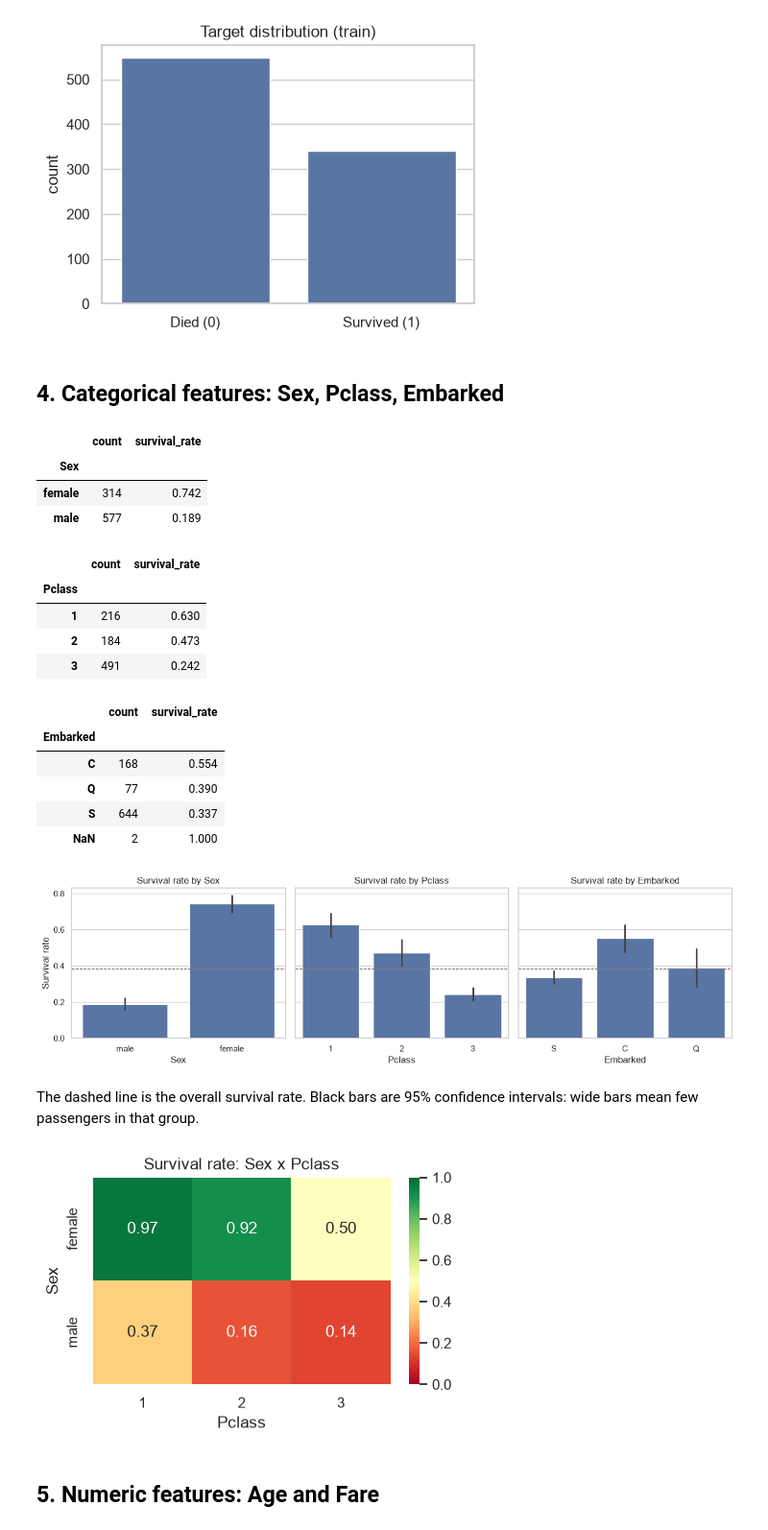
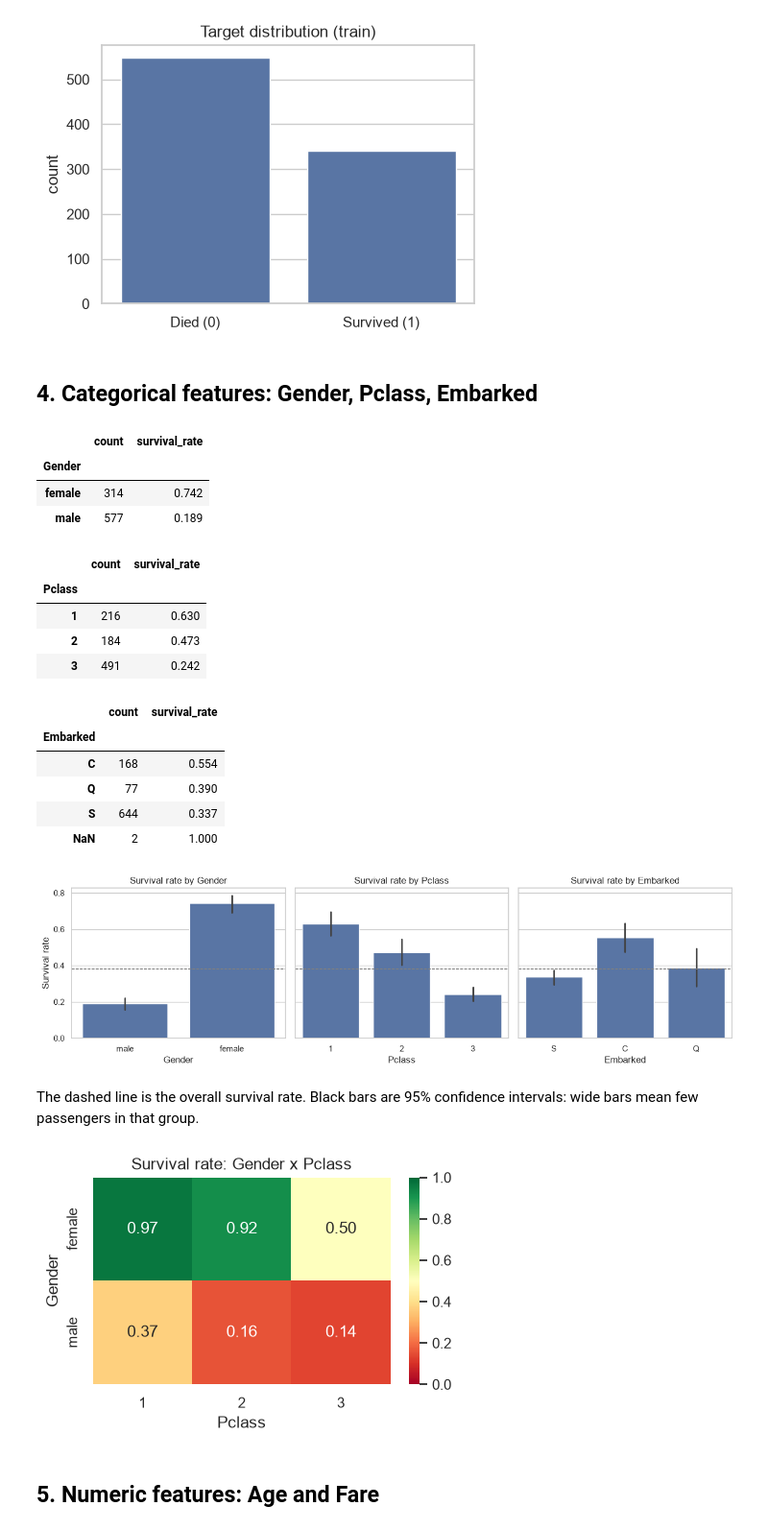
Before and after one commit to BerkeArdaTurk21/kaggle-titanic, a Jupyter notebook: notebooks/01_eda.ipynb, the cells around one changed output. Shown at 96% size. Drawn from its saved outputs; the diff is of its cells as text; code cells hidden in the pictures.

```diff
--- a/notebooks/01_eda.ipynb
+++ b/notebooks/01_eda.ipynb
@@ -43,8 +47,8 @@ def survival_table(df, col):
 # %% [markdown]
 ## 1. Load the data
 # %%
-train = pd.read_csv(DATA_DIR / "train.csv")
-test = pd.read_csv(DATA_DIR / "test.csv")
+train = load_raw(DATA_DIR / "train.csv")
+test = load_raw(DATA_DIR / "test.csv")
 print(f"train: {train.shape}, test: {test.shape}")
 train.head()
 # %% [output]
@@ -159,13 +163,13 @@ Survival rate: 38.4%
 Accuracy of always predicting 'died': 61.6%
 [figure]
 # %% [markdown]
-## 4. Categorical features: Sex, Pclass, Embarked
+## 4. Categorical features: Gender, Pclass, Embarked
 # %%
-for col in ["Sex", "Pclass", "Embarked"]:
+for col in ["Gender", "Pclass", "Embarked"]:
     display(survival_table(train, col))
 # %% [output]
 |  | count | survival_rate |
-| Sex |  |  |
+| Gender |  |  |
 | female | 314 | 0.742 |
 | male | 577 | 0.189 |
 |  | count | survival_rate |
@@ -181,7 +185,7 @@ for col in ["Sex", "Pclass", "Embarked"]:
 | NaN | 2 | 1.000 |
 # %%
 fig, axes = plt.subplots(1, 3, figsize=(13, 3.8), sharey=True)
-for ax, col in zip(axes, ["Sex", "Pclass", "Embarked"]):
+for ax, col in zip(axes, ["Gender", "Pclass", "Embarked"]):
     sns.barplot(data=train, x=col, y="Survived", ax=ax, errorbar=("ci", 95))
     ax.axhline(survival_rate, ls="--", c="grey", lw=1)
     ax.set_title(f"Survival rate by {col}")
@@ -190,19 +194,19 @@ fig.tight_layout()
 save_fig(fig, "survival_by_category")
 plt.show()
 # %% [output]
-[figure, old version]
+[figure, new version]
 # %% [markdown]
 The dashed line is the overall survival rate. Black bars are 95% confidence intervals: wide bars mean few passengers in that group.
 # %%
-sex_class = train.pivot_table(index="Sex", columns="Pclass", values="Survived", aggfunc="mean")
+gender_class = train.pivot_table(index="Gender", columns="Pclass", values="Survived", aggfunc="mean")
 
 fig, ax = plt.subplots(figsize=(5, 2.8))
-sns.heatmap(sex_class, annot=True, fmt=".2f", cmap="RdYlGn", vmin=0, vmax=1, ax=ax)
-ax.set_title("Survival rate: Sex x Pclass")
-save_fig(fig, "survival_sex_pclass")
+sns.heatmap(gender_class, annot=True, fmt=".2f", cmap="RdYlGn", vmin=0, vmax=1, ax=ax)
+ax.set_title("Survival rate: Gender x Pclass")
+save_fig(fig, "survival_gender_pclass")
 plt.show()
 # %% [output]
-[figure, old version]
+[figure, new version]
 # %% [markdown]
 ## 5. Numeric features: Age and Fare
 # %%
```
Also changed, not shown: parts of 8 cells of this notebook, 15 other files.
